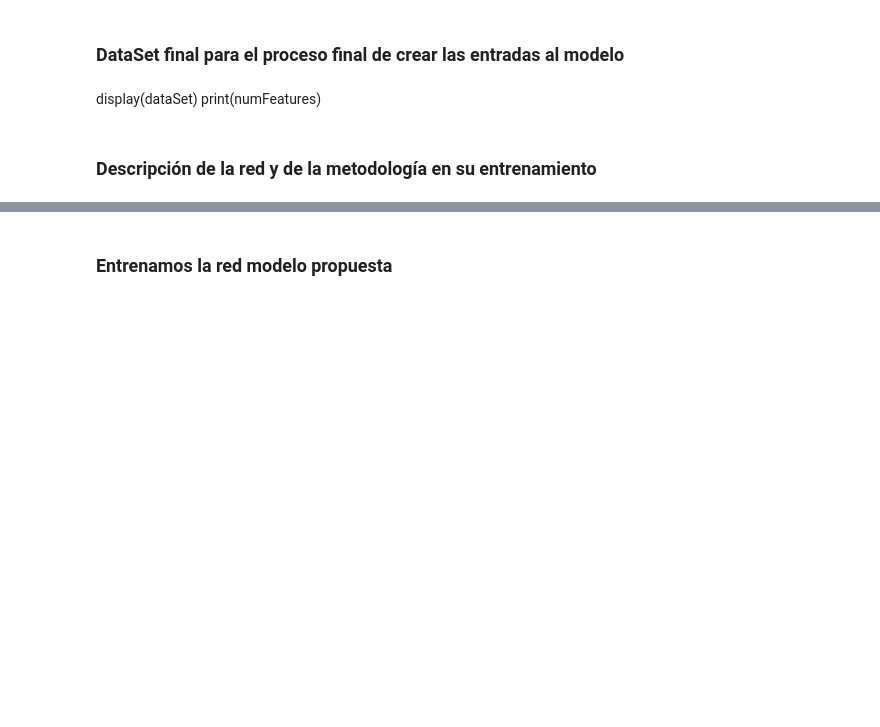
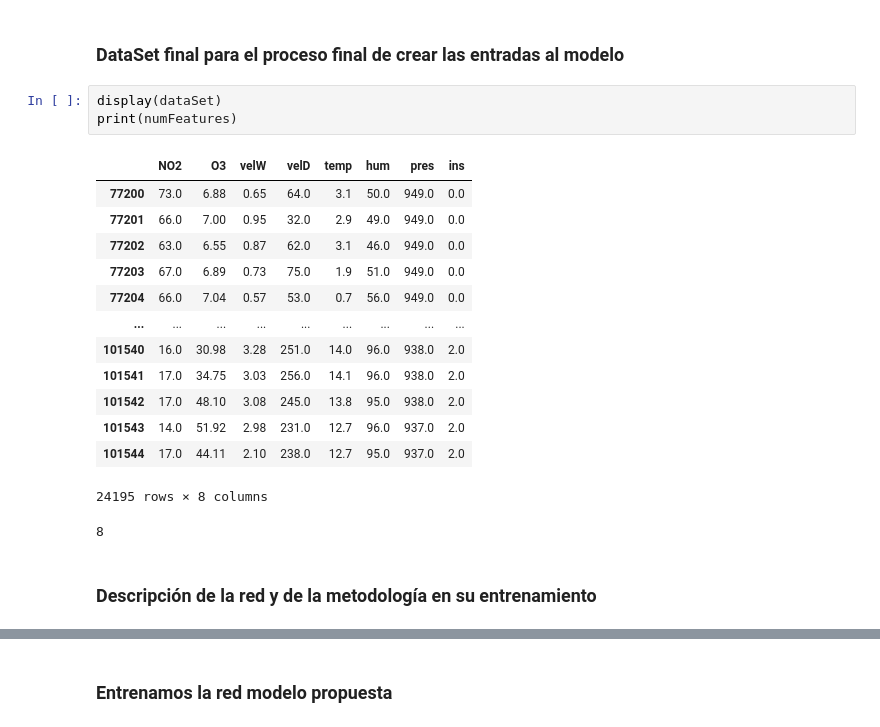
Before and after one commit to juanlu29/regresionHorariaNO2Madrid, a Jupyter notebook: proyectoNN.ipynb, the cells around one changed output, grey strips where cells are left out. Cells and saved outputs as stored; diff of their text form; blank space fills up the shorter version.

```diff
--- a/proyectoNN.ipynb
+++ b/proyectoNN.ipynb
@@ -280,10 +411,25 @@ meteoHorarios_pd.to_csv('meteoHorarios_centro.csv')
 # %% [markdown]
 ### DataSet final para el proceso final de crear las entradas al modelo
-# %% [markdown]
-display(dataSet)
-print(numFeatures)
+# %%
+display(dataSet)
+print(numFeatures)
+# %% [output]
+|  | NO2 | O3 | velW | velD | temp | hum | pres | ins |
+| 77200 | 73.0 | 6.88 | 0.65 | 64.0 | 3.1 | 50.0 | 949.0 | 0.0 |
+| 77201 | 66.0 | 7.00 | 0.95 | 32.0 | 2.9 | 49.0 | 949.0 | 0.0 |
+| 77202 | 63.0 | 6.55 | 0.87 | 62.0 | 3.1 | 46.0 | 949.0 | 0.0 |
+| 77203 | 67.0 | 6.89 | 0.73 | 75.0 | 1.9 | 51.0 | 949.0 | 0.0 |
+| 77204 | 66.0 | 7.04 | 0.57 | 53.0 | 0.7 | 56.0 | 949.0 | 0.0 |
+| ... | ... | ... | ... | ... | ... | ... | ... | ... |
+| 101540 | 16.0 | 30.98 | 3.28 | 251.0 | 14.0 | 96.0 | 938.0 | 2.0 |
+| 101541 | 17.0 | 34.75 | 3.03 | 256.0 | 14.1 | 96.0 | 938.0 | 2.0 |
+| 101542 | 17.0 | 48.10 | 3.08 | 245.0 | 13.8 | 95.0 | 938.0 | 2.0 |
+| 101543 | 14.0 | 51.92 | 2.98 | 231.0 | 12.7 | 96.0 | 937.0 | 2.0 |
+| 101544 | 17.0 | 44.11 | 2.10 | 238.0 | 12.7 | 95.0 | 937.0 | 2.0 |
+24195 rows × 8 columns
+8
 # %% [markdown]
-### Descripción de la red y de la metodología en su entrenamiento
+### Descripción de la red y de la metodología en su entrenamiento <a class="anchor" id="seventh-bullet"></a>
 # %% [markdown]
 El problema de series temporales es muy atractivo puesto que si se obtienen soluciones satisfactorias se pueden responder de manera eficiente a problemas muy diversos y críticos. En este caso se muestra interés en predecir valores a futuro de concentraciones atmosféricas de Dióxido de Nitrógeno. Si se entrena adecuadamente un modelo, predecir a través del mismo es inmensamente más eficiente desde un punto de vista computacional que resolver la química atmosférica a través de programas por principios más fundamentales. Igualmente, la eficiencia computacinal permite una inmediatez absoluta para realizar pronósticos a futuro inmediato. Finalmente, el menor coste computacional repercute en un menor impacto medioambiental al ser energéticamente más prudente, a pesar del paso inicial de entrenar y evaluar el modelo que sí es muy costoso.
 
```
Also changed, not shown: parts of 41 cells of this notebook.
